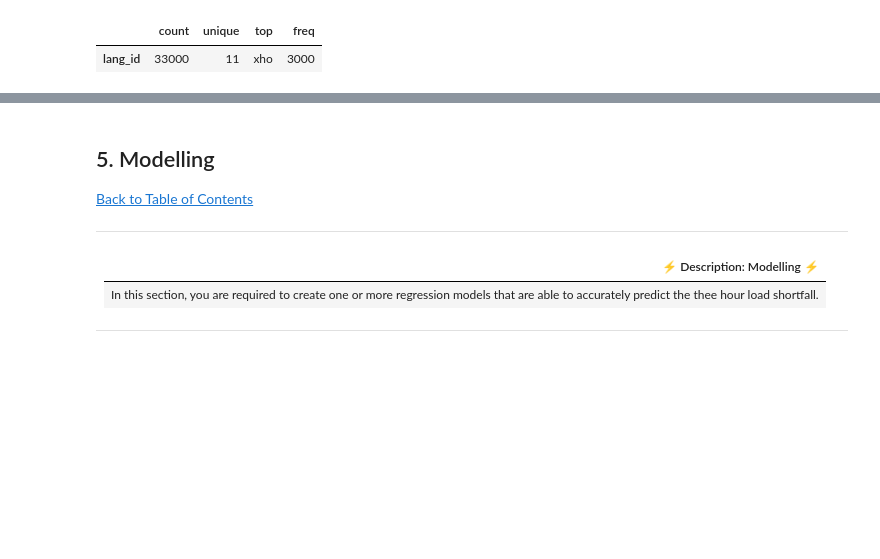
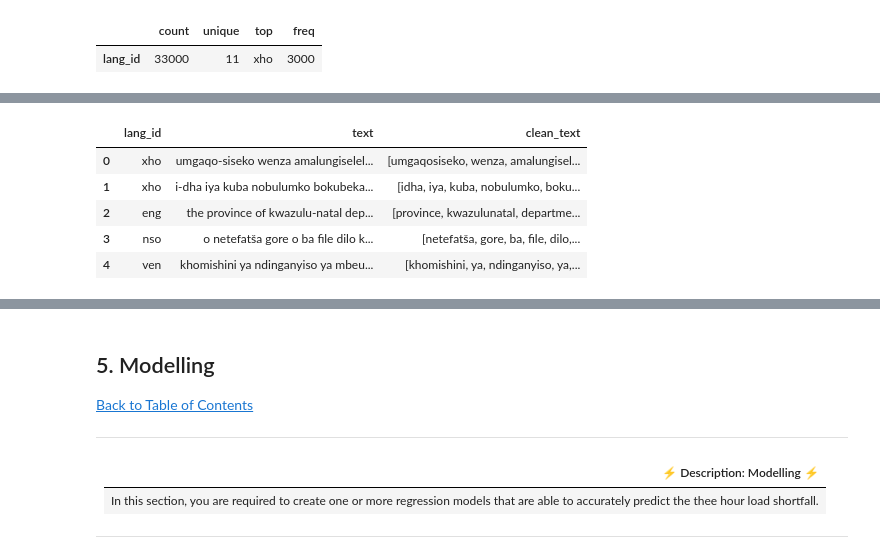
Before and after one commit to LethaboKgatuke1/Language_Identification_Hackathon_LethaboK, a Jupyter notebook: starter-notebook.ipynb, the cells around one changed output, grey strips where cells are left out. Cells and saved outputs as stored; diff of their text form; code cells hidden in the pictures; blank space fills up the shorter version.

```diff
--- a/starter-notebook.ipynb
+++ b/starter-notebook.ipynb
@@ -269,0 +342,21 @@ array(['umgaqo-siseko wenza amalungiselelo kumaziko axhasa ulawulo lwesininzi ku
+# %%
+# Define Function to Remove Stopwords:
+def chop_stopwords(tokens):
+    return [t for t in tokens if t not in stopwords.words('english')]
+# %%
+# Removing StopWords from the data:
+df_train['clean_text'] = df_train['clean_text'].apply(chop_stopwords)
+# %%
+#Lemmatization
+
+# Lemmatize the text Messages:
+lemmatizer = WordNetLemmatizer()
+df_train['clean_text'] = df_train['clean_text'].apply(lambda sentence: [lemmatizer.lemmatize(word) for word in sentence])
+df_train.head()
+# %% [output]
+|  | lang_id | text | clean_text |
+| 0 | xho | umgaqo-siseko wenza amalungiselel... | [umgaqosiseko, wenza, amalungisel... |
+| 1 | xho | i-dha iya kuba nobulumko bokubeka... | [idha, iya, kuba, nobulumko, boku... |
+| 2 | eng | the province of kwazulu-natal dep... | [province, kwazulunatal, departme... |
+| 3 | nso | o netefatša gore o ba file dilo k... | [netefatša, gore, ba, file, dilo,... |
+| 4 | ven | khomishini ya ndinganyiso ya mbeu... | [khomishini, ya, ndinganyiso, ya,... |
```
Also changed, not shown: parts of 50 cells of this notebook.
